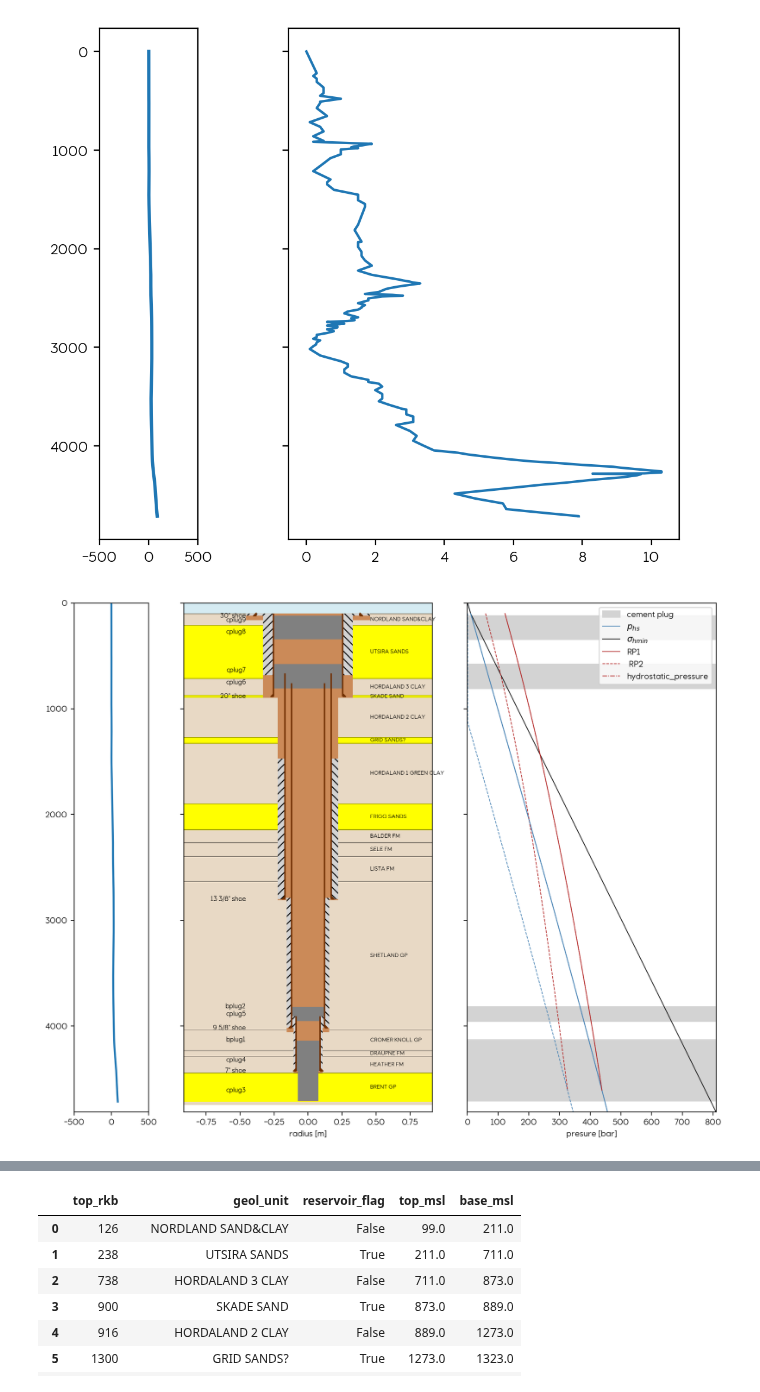
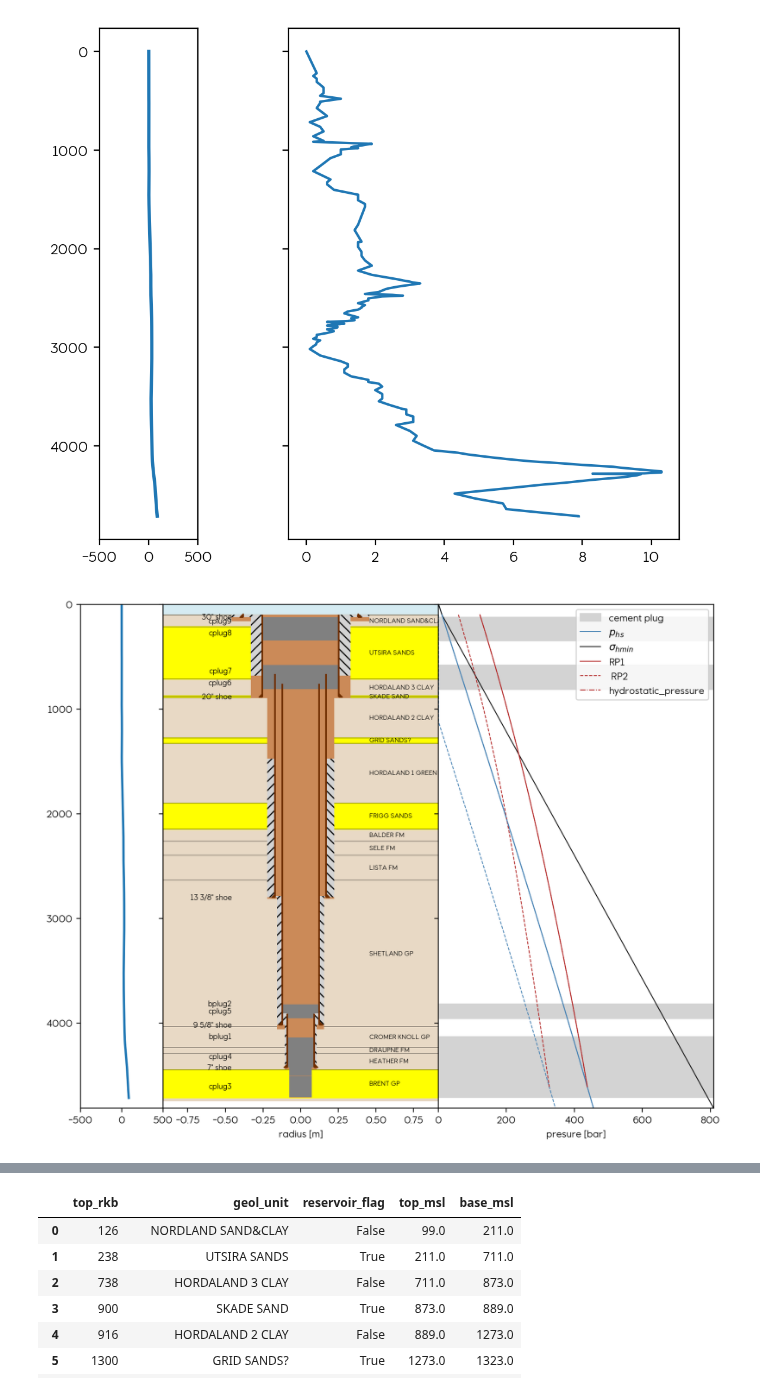
Before and after one commit to equinor/WINC_OnePager, a Jupyter notebook: notebooks/Pressure-WellClass_test.ipynb, the cells around one changed output, grey strips where cells are left out. Saved outputs shown, nothing was run; the diff lists cells and outputs as text; code cells hidden in the pictures.

```diff
--- a/notebooks/Pressure-WellClass_test.ipynb
+++ b/notebooks/Pressure-WellClass_test.ipynb
@@ -243,17 +243,18 @@ fig.tight_layout()
 # %%
 #Plot sketch, pressures
 fig, (ax0, ax1, ax2) = plt.subplots(1,3, sharey=True, figsize=(10, 8), width_ratios=[0.3,1, 1])
 plot_sketch(my_well, ax=ax1)
 plot_pressure(my_pressure, my_well.geology, my_well.barriers, ax=ax2)
 
 ax0.plot(os, w.location.tvd, lw=2, label="welly")
 # ax0.set_aspect(1)
 ax0.set_xlim(-500, 500)
 
+fig.subplots_adjust(wspace=0)
 
-fig.tight_layout()
+# fig.tight_layout(w_pad=0)
 # %% [output]
-[figure, old version]
+[figure, new version]
 # %%
 pt_df = my_pressure.pressure_CO2
 
```
